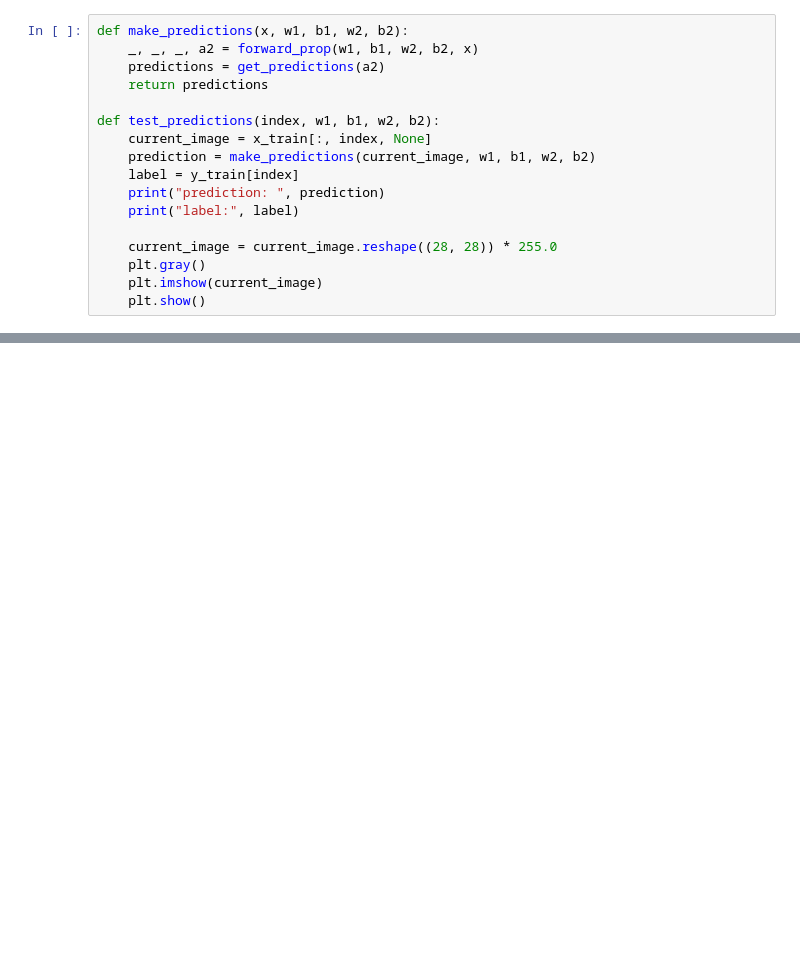
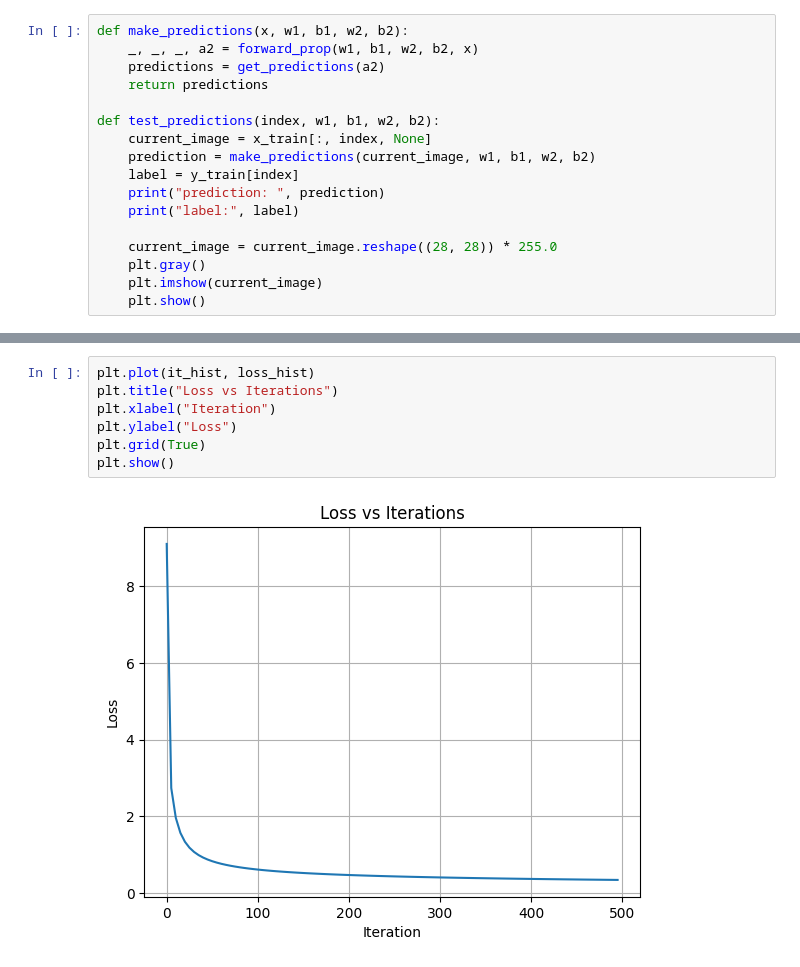
Before and after one commit to qsert123/Build_NN_Scratch_MNIST-digit_recognizer, a Jupyter notebook: nn_Scratch.ipynb, the cells around one changed output, grey strips where cells are left out. Saved outputs shown, nothing was run; the diff lists cells and outputs as text; blank space fills up the shorter version.

```diff
--- a/nn_Scratch.ipynb
+++ b/nn_Scratch.ipynb
@@ -188,3 +223,12 @@ def test_predictions(index, w1, b1, w2, b2):
+# %%
+plt.plot(it_hist, loss_hist)
+plt.title("Loss vs Iterations")
+plt.xlabel("Iteration")
+plt.ylabel("Loss")
+plt.grid(True)
+plt.show()
+# %% [output]
+[figure, added]
 # %%
 
 test_predictions(30, w1, b1, w2, b2)
```
Also changed, not shown: parts of 7 cells of this notebook.
